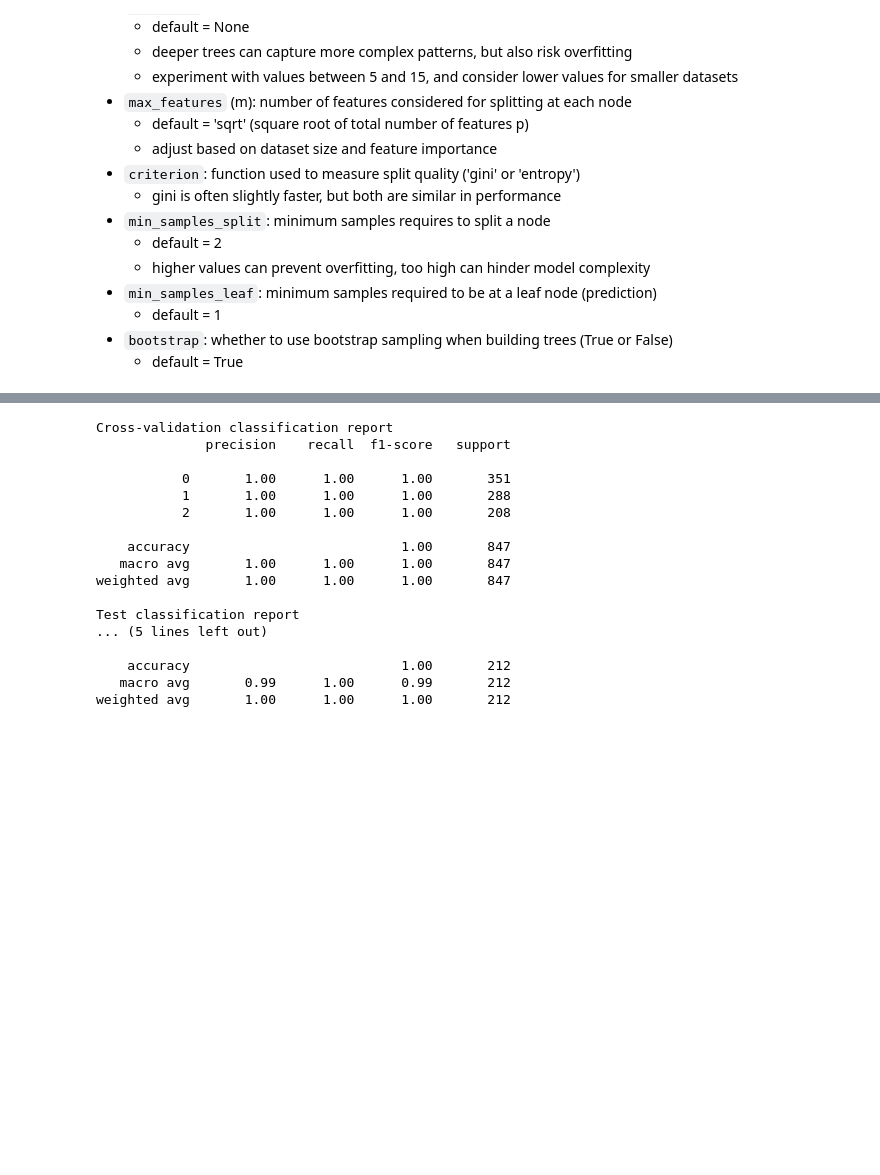
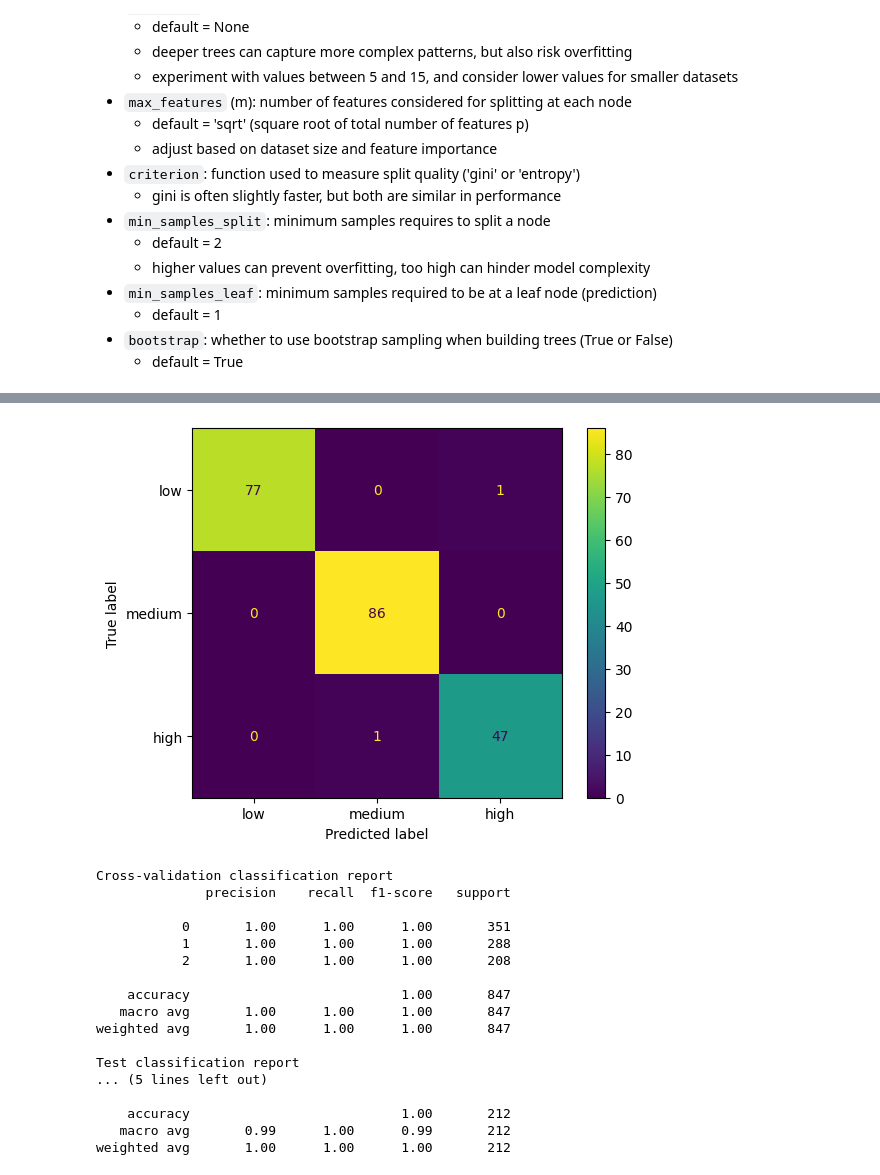
Before and after one commit to j232shen/data572-project, a Jupyter notebook: random_forest.ipynb, the cells around one changed output, grey strips where cells are left out. Cells and saved outputs as stored; diff of their text form; code cells hidden in the pictures; blank space fills up the shorter version.

```diff
--- a/random_forest.ipynb
+++ b/random_forest.ipynb
@@ -65,3 +66,21 @@ Random forest classifier parameters:
     - default = 1
 - `bootstrap`: whether to use bootstrap sampling when building trees (True or False)
     - default = True
+# %%
+# default Decision Tree classifier
+clf = DecisionTreeClassifier(random_state=42)
+
+# Get cross-validated predictions and performance report
+y_val_pred = cross_val_predict(clf, X_train, y_train, cv=5)
+cv_report = classification_report(y_train, y_val_pred)
+print('Cross-validation classification report')
+print(cv_report)
+
+# Train the model on the entire training set
+clf.fit(X_train, y_train)
+
+# Get test predictions and performance report
+y_test_pred = clf.predict(X_test)
+test_report = classification_report(y_test, y_test_pred)
+print('Test classification report')
+print(test_report)
@@ -68,3 +105,11 @@ Random forest classifier parameters:
+# %%
+labels = ['low', 'medium', 'high']
+cm = confusion_matrix(y_test, y_test_pred)
+disp = ConfusionMatrixDisplay(confusion_matrix=cm, display_labels=labels)
+disp.plot()
+plt.show()
+# %% [output]
+[figure, added]
 # %%
 # default RF classifier
 clf = RandomForestClassifier(random_state=42)
```
Also changed, not shown: parts of 5 cells of this notebook.
